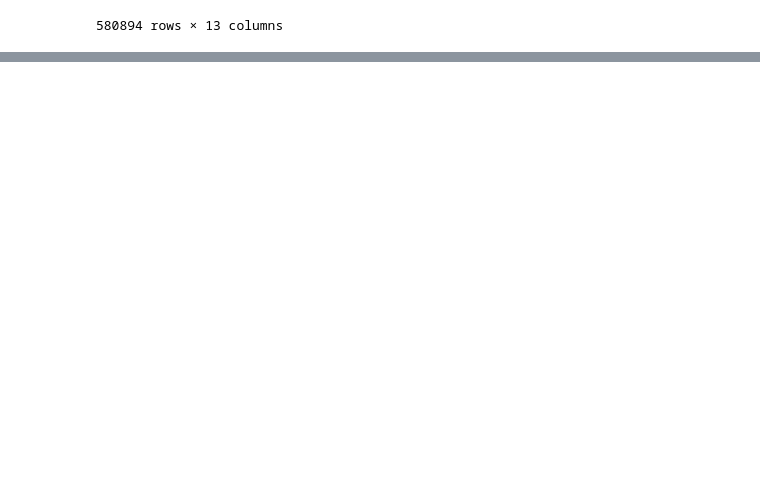
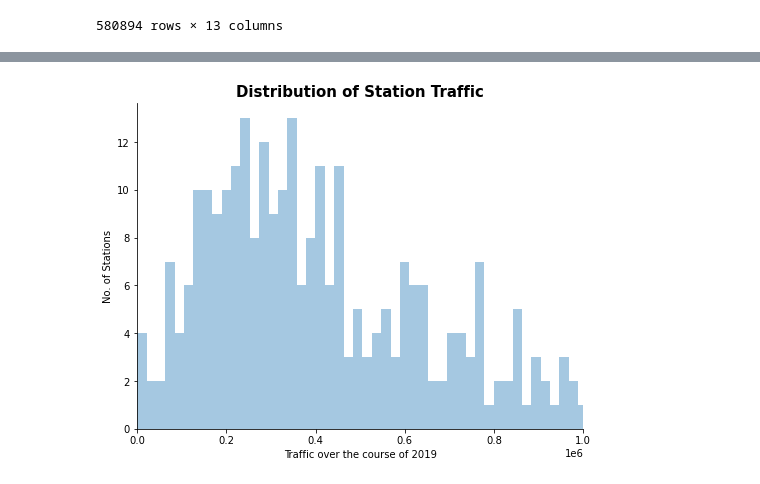
Before and after one commit to weizhao-BME/metis-project1, a Jupyter notebook: fresh_start_wei.ipynb, the cells around one changed output, grey strips where cells are left out. Drawn from its saved outputs; the diff is of its cells as text; code cells hidden in the pictures; blank space fills up the shorter version.

```diff
--- a/fresh_start_wei.ipynb
+++ b/fresh_start_wei.ipynb
@@ -39,0 +132,17 @@ daily_entries
+# %%
+t = (daily
+     .groupby(["STATION"], as_index=False)
+     .sum()
+     .sort_values("DAILY_TRAFFIC", ascending=False))
+# %%
+import seaborn as sns
+group_station = t.groupby('STATION')['DAILY_TRAFFIC'].sum().sort_values(ascending=False)
+fig1 = plt.figure(figsize=[8,6])
+ax1 = sns.distplot(group_station,bins=500,kde=False)
+plt.xlim([0,1000000])
+plt.ylabel('No. of Stations')
+plt.xlabel('Traffic over the course of 2019')
+plt.title('Distribution of Station Traffic',fontsize=15,weight='bold')
+sns.despine()
+# %% [output]
+[figure, added]
```
Also changed, not shown: parts of 13 cells of this notebook, 1 other file.
